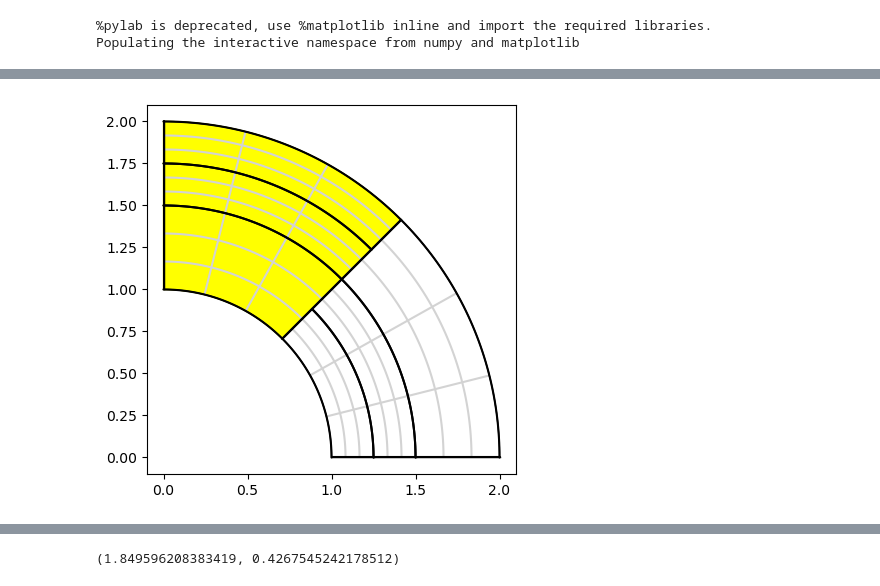
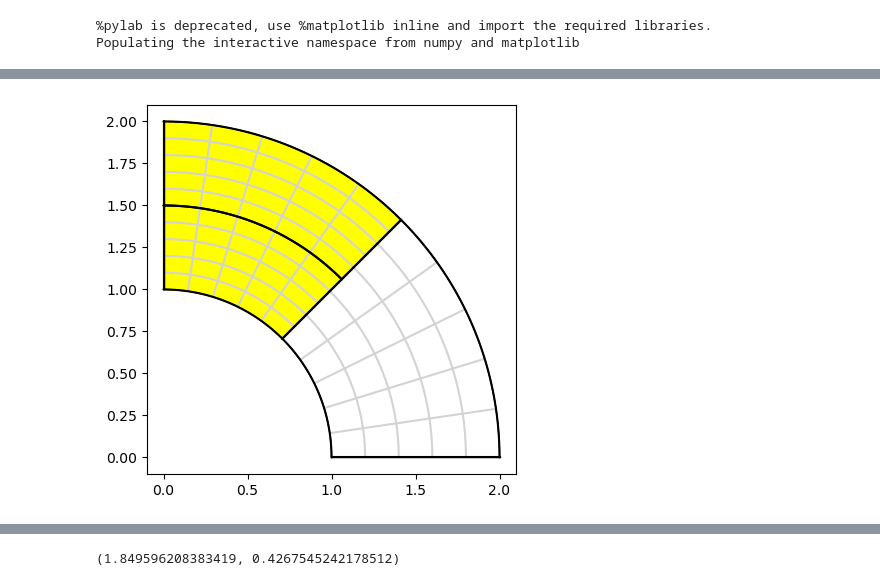
Before and after one commit to Stefan714/pyiga, a Jupyter notebook: notebooks/IETI.ipynb, the cells around one changed output, grey strips where cells are left out. Drawn from its saved outputs; the diff is of its cells as text; code cells hidden in the pictures.

```diff
--- a/notebooks/IETI.ipynb
+++ b/notebooks/IETI.ipynb
@@ -606,7 +623,7 @@ def MsD_deluxe_whole2(I):
     C=[]
     for p in range(I.space.numpatches):
         c = I.Ck[p]@I.R_skeleton[p].T
-        S_inv = np.linalg.inv(I.S[p])
+        #S_inv = np.linalg.inv(I.S[p])
         S_inv = np.linalg.inv(scipy.sparse.bmat([[I.S[p],c.T],[c,None]]).toarray())[:S[p].shape[0],:S[p].shape[0]]
         C.append(c)
         B.append(I.B_gamma[:,I.S_ofs[p]:I.S_ofs[p+1]])
@@ -616,24 +633,24 @@ def MsD_deluxe_whole2(I):
                 S[p] += R.T@R@S_inv@R.T@R
     #print(scipy.sparse.bmat([[S[p],c.T],[c,None]]))
     #print(I.B_gamma@I.Psi_gamma@np.linalg.inv(I.S_prim)@I.Psi_gamma.T@I.B_gamma.T)
-    return np.linalg.inv(np.array([b@(s)@b.T for p,(s,b,c) in enumerate(zip(S,B,C))]).sum(axis=0))# + I.B_gamma@I.Psi_gamma@np.linalg.inv(I.S_prim)@I.Psi_gamma.T@I.B_gamma.T)
+    return solvers.make_solver(np.array([b@(s)@b.T for p,(s,b,c) in enumerate(zip(S,B,C))]).sum(axis=0))# + I.B_gamma@I.Psi_gamma@np.linalg.inv(I.S_prim)@I.Psi_gamma.T@I.B_gamma.T)
 # %%
-deg = 1
-N = 3
+deg = 3
+N = 5
 #M = checkerboard2(deg,N,1)
 M = Tshapes(deg,N,1)
 M.set_domain_id({1:{0}})
-M.split_patch(0,axis=1)
-M.split_patch(0,axis=1)
-M.split_patch(2,axis=1)
+#M.split_patch(0,axis=1)
+#M.split_patch(0,axis=1)
+#M.split_patch(2,axis=1)
 MP = assemble.Multipatch(M, automatch=True)
 dir_data = {0: lambda x,y: 0.}
 #MP.set_dirichlet_boundary(dir_data)
 f={0:lambda x,y: 1.,1:lambda x,y: 1.}
-gamma = 1e5
+gamma = 1.
 var = 2
 
-#MP.h_refine({0:1})
+#MP.h_refine({0:-1,3:-1})
 #MP.h_refine({3:None, 6:None, 8:None, 10:None})
 #MP.h_refine({26:None})
 MP.set_dirichlet_boundary(dir_data)
@@ -641,8 +658,14 @@ MP.set_dirichlet_boundary(dir_data)
 a = {0:gamma, 1:1.}
 MP.mesh.draw(knots=1, patch_idx=0, color={1:"white", 0:"yellow"})
 
+Kh = sum([MP.assemble_volume(problem='a*inner(grad(u),grad(v))* dx', arity=2, domain_id=d, a=a[d]) for d in MP.mesh.domains])
+Fh = sum([MP.assemble_volume(problem='f * v * dx', arity=1, domain_id=d, f=f[d], physical=True) for d in MP.mesh.domains])
+dir_bcs = MP.compute_dirichlet_bcs(dir_data)
+RL = assemble.RestrictedLinearSystem(Kh,Fh,dir_bcs)
+u_exact = RL.complete(scipy.sparse.linalg.spsolve(RL.A,RL.b))
+
 #MP.Constr = parametersort(MP,a)
-
+parametersort(MP,a)
 I = IetiDP(MP, dir_data = dir_data, elim=0)
 I.assemble(problem='a*inner(grad(u),grad(v))* dx',f=f, a=a)
 I.construct_primal_constraints(redundant=False, fat = False)
@@ -651,14 +674,14 @@ I.remove_dir_from_system()
 
 F,b = I.compute_F()
 F_mat = F@np.eye(F.shape[0])
-I.compute_S(as_matrix=True)
+I.compute_S()
 
 if var==1:
     MsD = MsD_deluxe_whole(I)
 elif var==2:
     MsD = MsD_deluxe_whole2(I)
 else:
-    MsD = I.MsD(method=="selection", as_matrix=1)
+    MsD = I.MsD(method="selection", as_matrix=1)
 
-lam, it, min_eig, max_eig, r = solvers.pcg(F, b, x0=None, maxiter=200, P=MsD, output=1, rtol=1e-6, atol=1e-12)
+lam, it, min_eig, max_eig, r = solvers.pcg(F, b, x0=None, maxiter=200, P=1, output=1, rtol=1e-6, atol=1e-12)
 # %% [output]
@@ -668 +691 @@ pcg with preconditioned condition number κ ~ 4.311528162662943 stopped after 9
-[figure, old version]
+[figure, new version]
```
Also changed, not shown: parts of 12 cells of this notebook.
